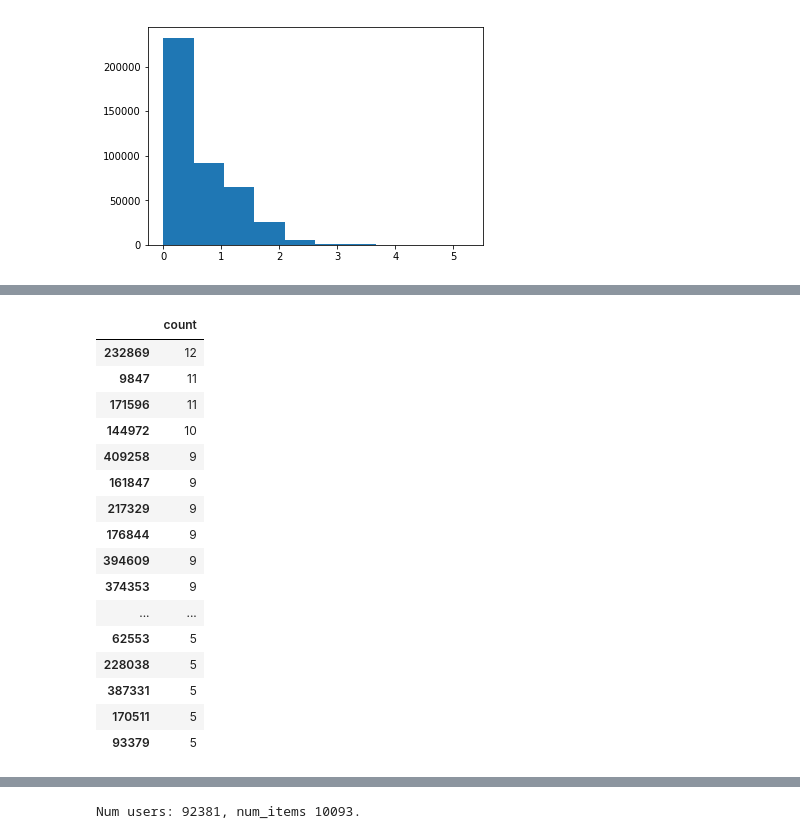
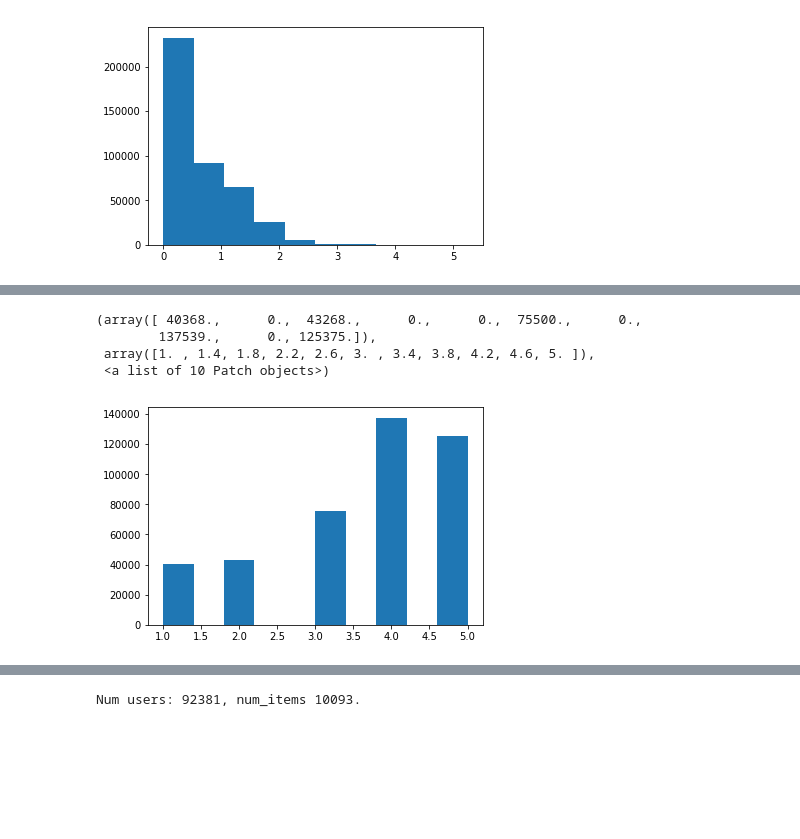
Before and after one commit to Ivanclj/Yelp-Recommender, a Jupyter notebook: Restaurant Recommender.ipynb, the cells around one changed output, grey strips where cells are left out. Cells and saved outputs as stored; diff of their text form; code cells hidden in the pictures; blank space fills up the shorter version.

```diff
--- a/Restaurant Recommender.ipynb
+++ b/Restaurant Recommender.ipynb
@@ -209,23 +310,11 @@ plt.hist(data_review.useful)
+# %%
+plt.hist(data_review.stars) # lots of 4 and 5s.
+# %% [output]
+(array([ 40368.,      0.,  43268.,      0.,      0.,  75500.,      0.,
+        137539.,      0., 125375.]),
+ array([1. , 1.4, 1.8, 2.2, 2.6, 3. , 3.4, 3.8, 4.2, 4.6, 5. ]),
+ <a list of 10 Patch objects>)
+[figure, added]
 # %%
 #look to see if has duplicated reviews
 a = data_review.groupby(['business_id','user_id']).agg(['count']).reset_index()
-# %%
-a['useful'].sort_values(by = 'count',ascending = False)[0:50]
-# %% [output]
-|  | count |
-| 232869 | 12 |
-| 9847 | 11 |
-| 171596 | 11 |
-| 144972 | 10 |
-| 409258 | 9 |
-| 161847 | 9 |
-| 217329 | 9 |
-| 176844 | 9 |
-| 394609 | 9 |
-| 374353 | 9 |
-| ... | ... |
-| 62553 | 5 |
-| 228038 | 5 |
-| 387331 | 5 |
-| 170511 | 5 |
-| 93379 | 5 |
```
Also changed, not shown: parts of 42 cells of this notebook, 5 other files.
